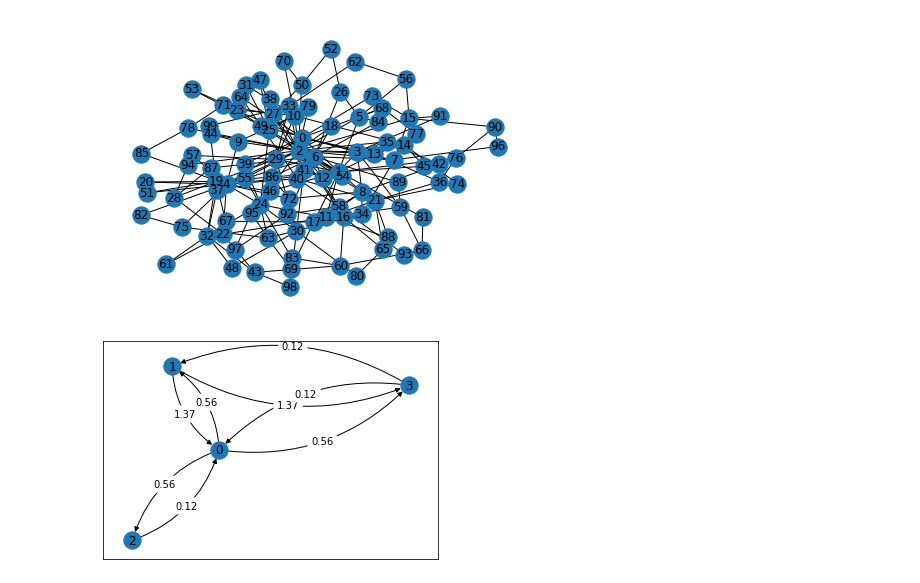
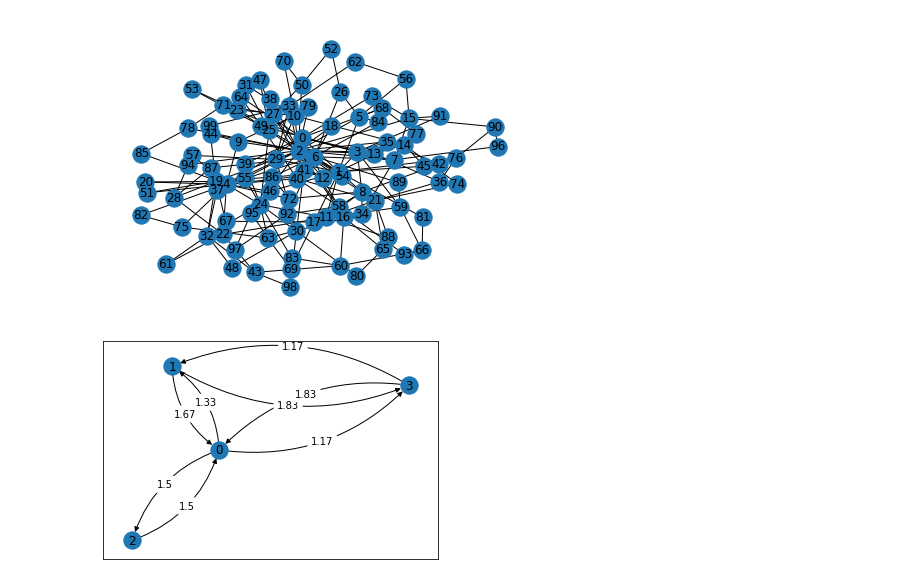
Before and after one commit to Tshou1219/qba, a Jupyter notebook: main.ipynb, the cells around one changed output. Drawn from its saved outputs; the diff is of its cells as text; code cells hidden in the pictures.

```diff
--- a/main.ipynb
+++ b/main.ipynb
@@ -8,10 +8,12 @@ bamodel.draw()
 # %%
 from grover import Grover
 G=Grover([(0,1),(0,2),(0,3),(1,3)])
-G.run_flowed_grover(1,([0,1.0],[1,2.0]))
+G.grover(100,[[0,1.0],[1,2.0]])
+#G.run_grover(100)
+#G.run_flowed_grover(100,[[0,1.0],[1,2.0]])
 G.arc_plot()
 # %% [output]
-[figure, old version]
+[figure, new version]
 # %%
 import matplotlib.pyplot as plt
 import numpy as np
```
Also changed, not shown: parts of 1 cell of this notebook, 1 other file.
